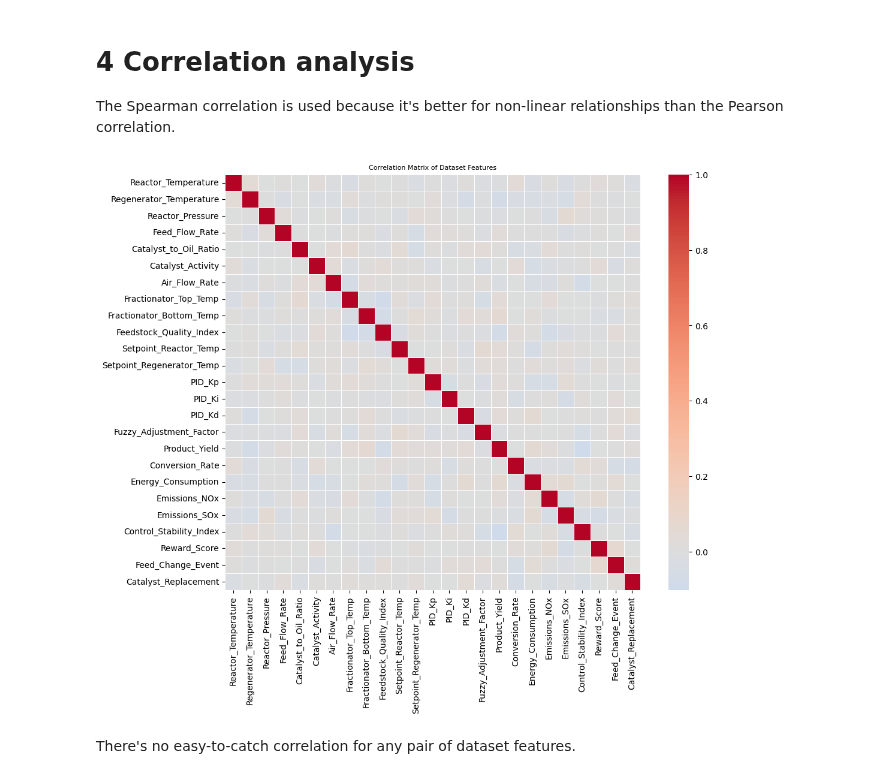
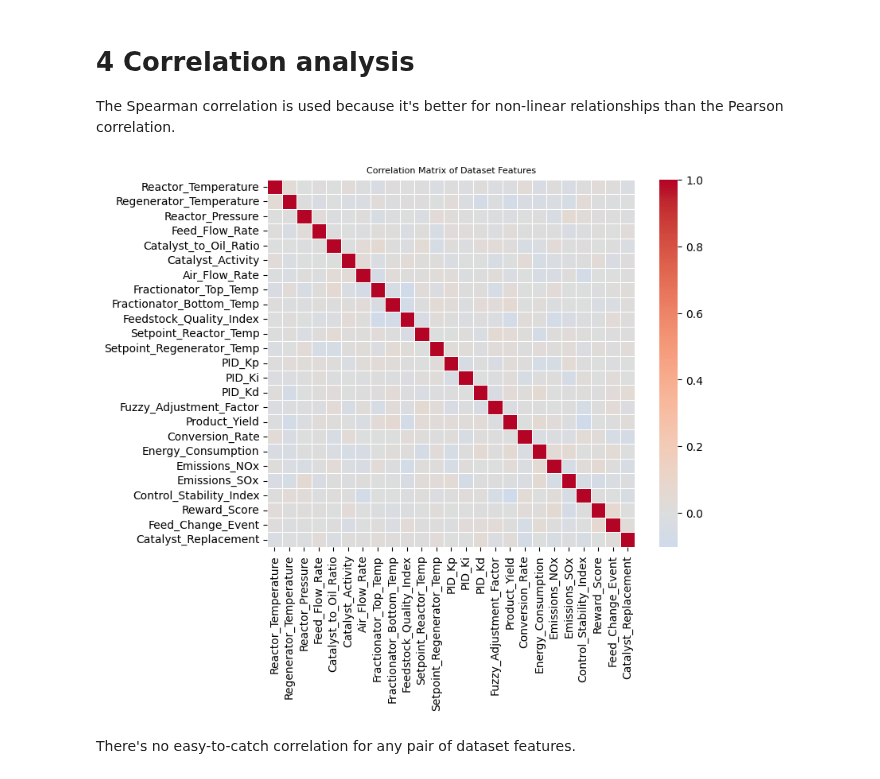
Before and after one commit to lagadoswift/deng-task, a Jupyter notebook: notebooks/EDA.ipynb, the cells around one changed output. Drawn from its saved outputs; the diff is of its cells as text; code cells hidden in the pictures.

```diff
--- a/notebooks/EDA.ipynb
+++ b/notebooks/EDA.ipynb
@@ -119,22 +147,22 @@ dtype: object
 The Spearman correlation is used because it's better for non-linear relationships than the Pearson correlation.
 # %%
 corr_matrix = df.corr(method="spearman", numeric_only=True)
-plt.figure(figsize=(12, 9))
+plt.figure(figsize=(8, 6))
 
 sns.heatmap(
     corr_matrix,
     annot=False,
     cmap="coolwarm",
     fmt=".2f",
     center=0,
     linewidths=0.5,
     square=True,
 )
 
 plt.title("Correlation Matrix of Dataset Features", fontsize=8)
 plt.show()
 # %% [output]
-[figure, old version]
+[figure, new version]
 # %% [markdown]
 There's no easy-to-catch correlation for any pair of dataset features.
 # %%
```
Also changed, not shown: parts of 8 cells of this notebook, 3 other files.
